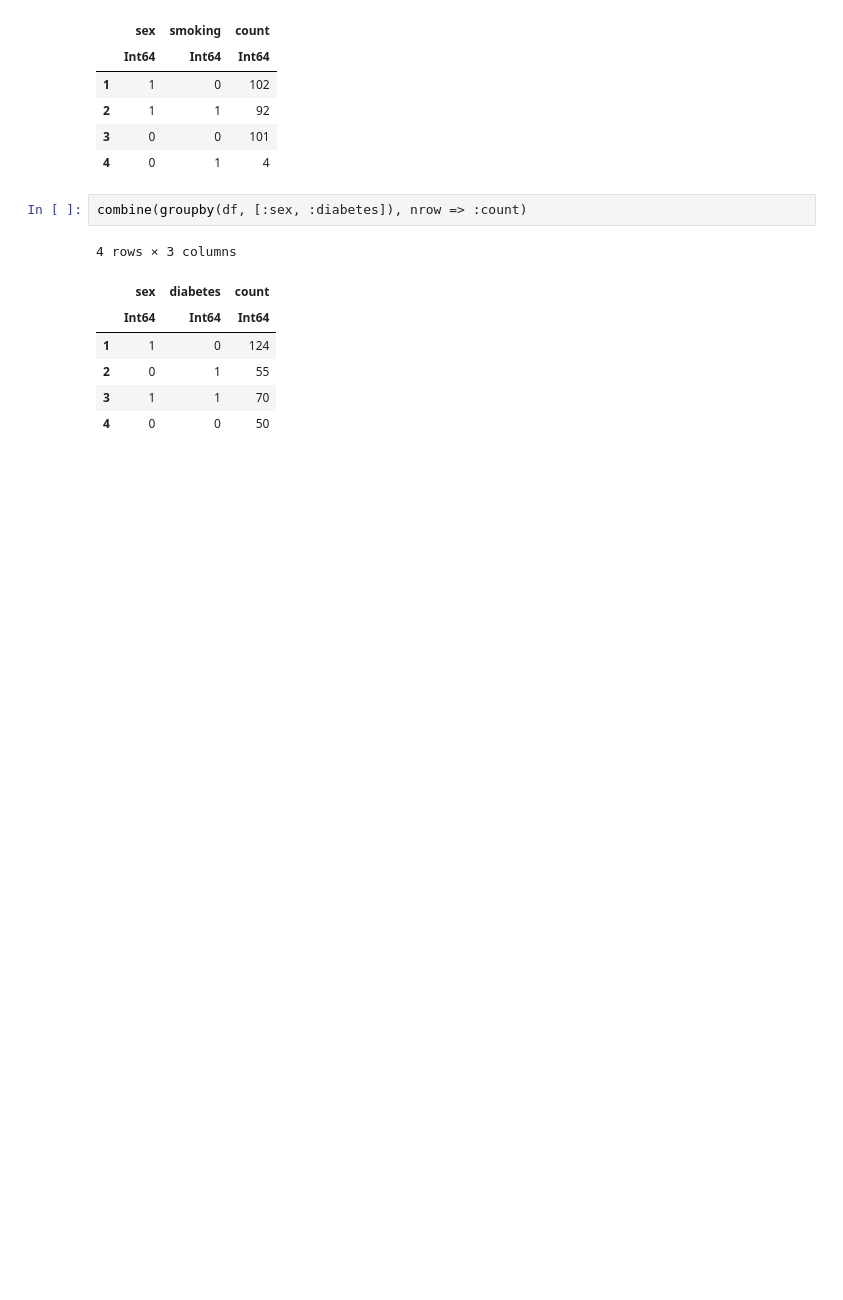
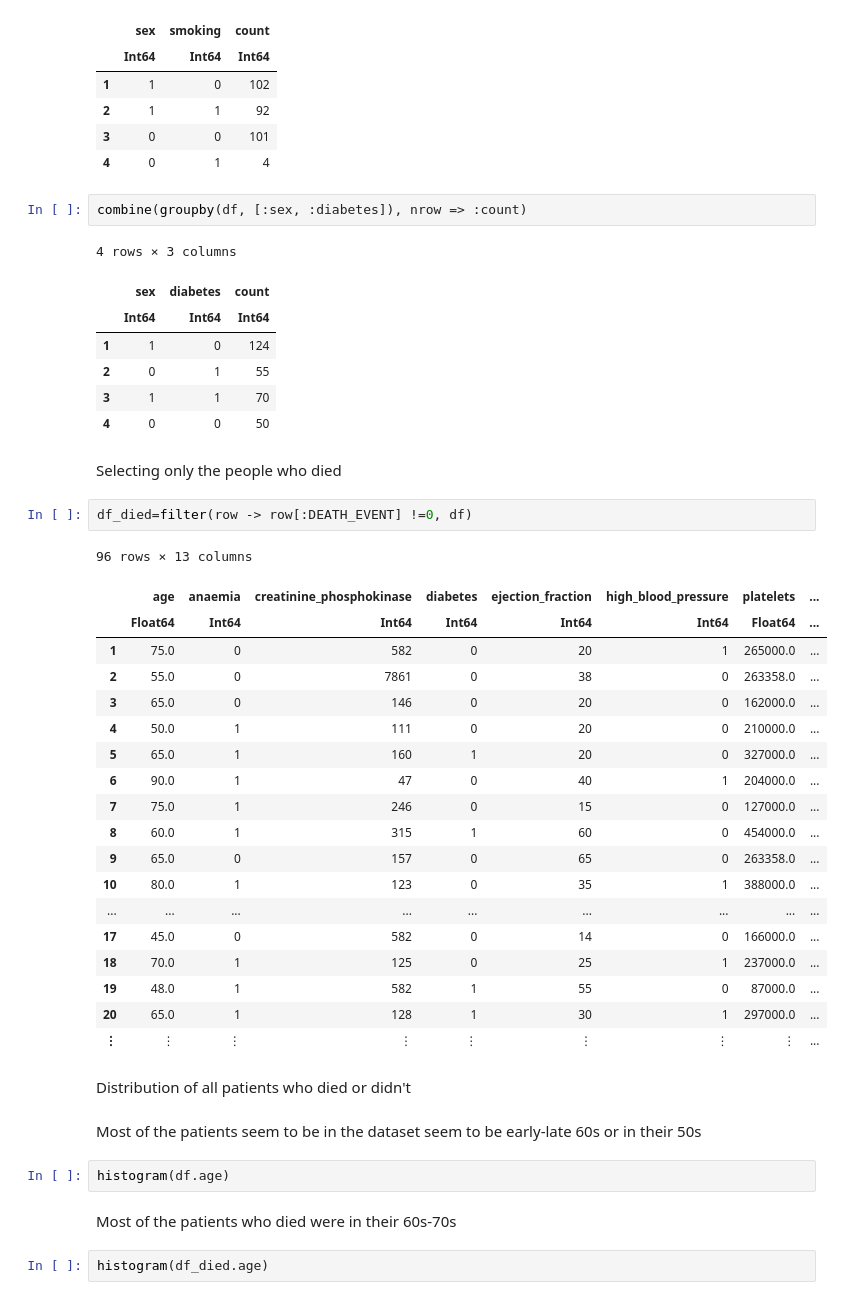
Before and after one commit to pinkdragon1000/Heart-Failure-Analysis, a Jupyter notebook: Heart Failure Analysis.ipynb, the cells around one changed output. Saved outputs shown, nothing was run; the diff lists cells and outputs as text; blank space fills up the shorter version.

```diff
--- a/Heart Failure Analysis.ipynb
+++ b/Heart Failure Analysis.ipynb
@@ -149,3 +179,37 @@ combine(groupby(df, [:sex, :diabetes]), nrow => :count)
 | 2 | 0 | 1 | 55 |
 | 3 | 1 | 1 | 70 |
 | 4 | 0 | 0 | 50 |
+# %% [markdown]
+Selecting only the people who died
+# %%
+df_died=filter(row -> row[:DEATH_EVENT] !=0, df)
+# %% [output]
+96 rows × 13 columns
+|  | age | anaemia | creatinine_phosphokinase | diabetes | ejection_fraction | high_blood_pressure | platelets | ... |
+|  | Float64 | Int64 | Int64 | Int64 | Int64 | Int64 | Float64 | ... |
+| 1 | 75.0 | 0 | 582 | 0 | 20 | 1 | 265000.0 | ... |
+| 2 | 55.0 | 0 | 7861 | 0 | 38 | 0 | 263358.0 | ... |
+| 3 | 65.0 | 0 | 146 | 0 | 20 | 0 | 162000.0 | ... |
+| 4 | 50.0 | 1 | 111 | 0 | 20 | 0 | 210000.0 | ... |
+| 5 | 65.0 | 1 | 160 | 1 | 20 | 0 | 327000.0 | ... |
+| 6 | 90.0 | 1 | 47 | 0 | 40 | 1 | 204000.0 | ... |
+| 7 | 75.0 | 1 | 246 | 0 | 15 | 0 | 127000.0 | ... |
+| 8 | 60.0 | 1 | 315 | 1 | 60 | 0 | 454000.0 | ... |
+| 9 | 65.0 | 0 | 157 | 0 | 65 | 0 | 263358.0 | ... |
+| 10 | 80.0 | 1 | 123 | 0 | 35 | 1 | 388000.0 | ... |
+| ... | ... | ... | ... | ... | ... | ... | ... | ... |
+| 17 | 45.0 | 0 | 582 | 0 | 14 | 0 | 166000.0 | ... |
+| 18 | 70.0 | 1 | 125 | 0 | 25 | 1 | 237000.0 | ... |
+| 19 | 48.0 | 1 | 582 | 1 | 55 | 0 | 87000.0 | ... |
+| 20 | 65.0 | 1 | 128 | 1 | 30 | 1 | 297000.0 | ... |
+| ⋮ | ⋮ | ⋮ | ⋮ | ⋮ | ⋮ | ⋮ | ⋮ | ... |
+# %% [markdown]
+Distribution of all patients who died or didn't
+# %% [markdown]
+Most of the patients seem to be in the dataset seem to be early-late 60s or in their 50s
+# %%
+histogram(df.age)
+# %% [markdown]
+Most of the patients who died were in their 60s-70s
+# %%
+histogram(df_died.age)
```
Also changed, not shown: parts of 7 cells of this notebook.
